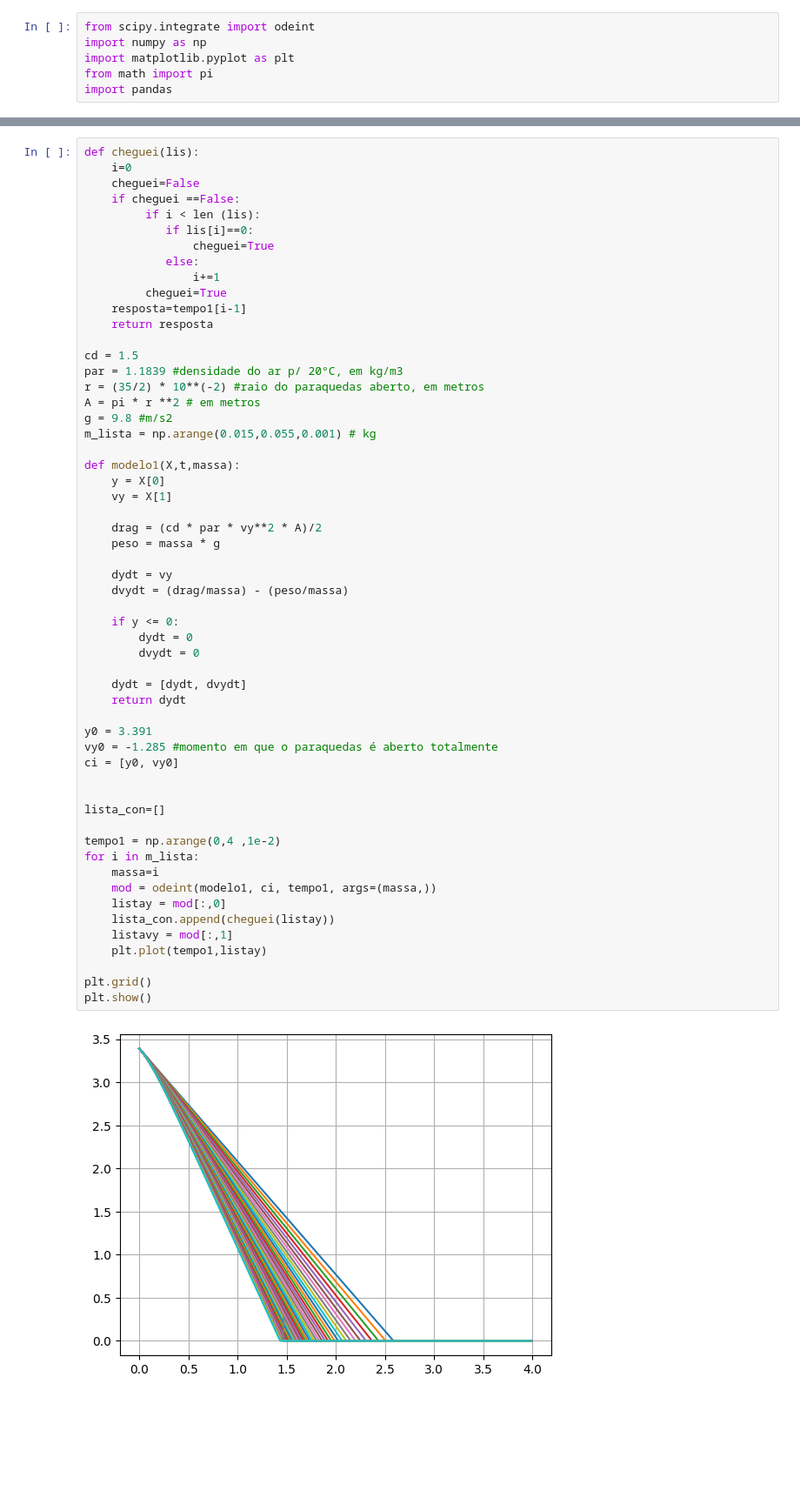
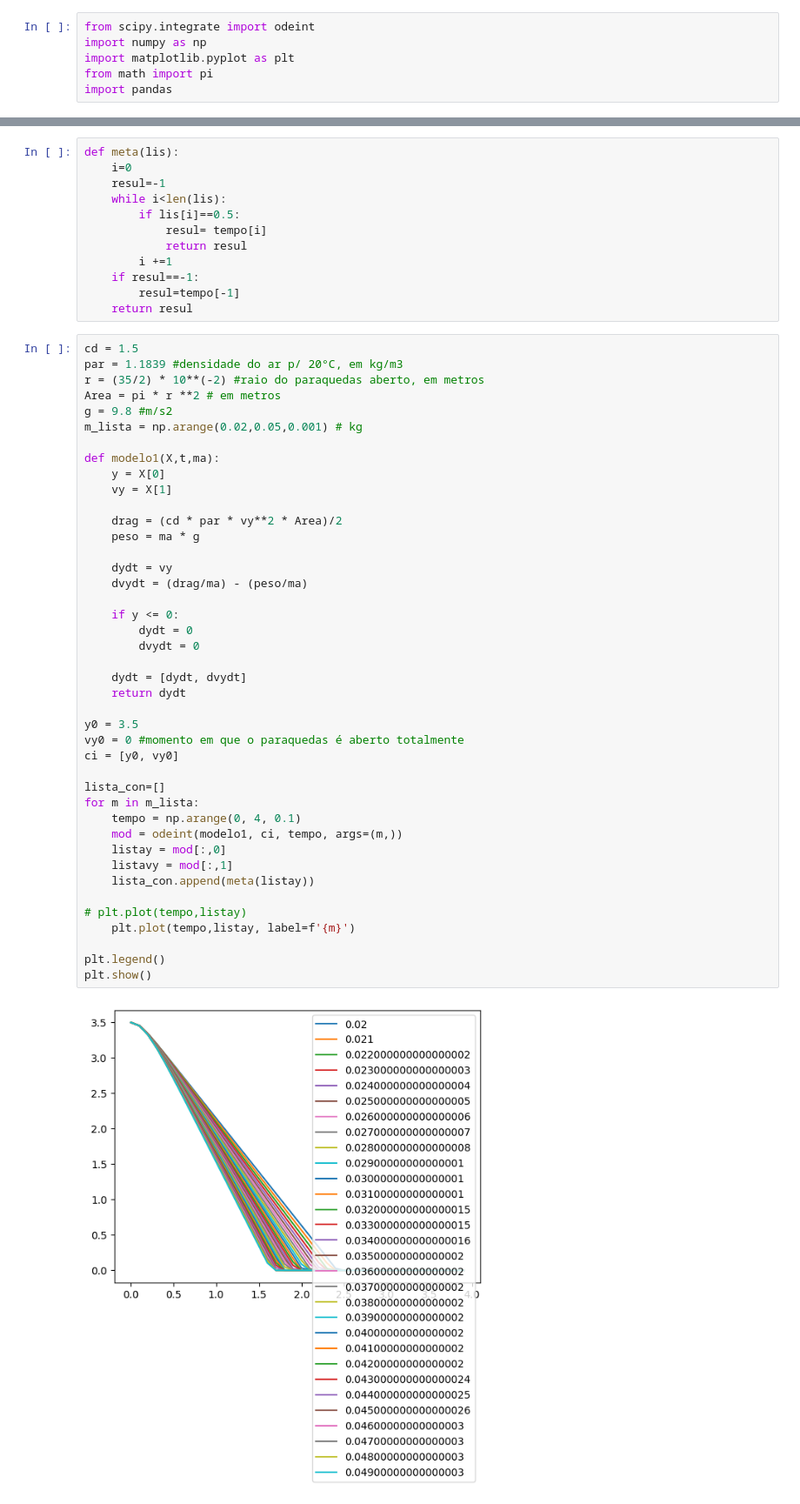
Before and after one commit to YamanduGermano/modsim-projeto3, a Jupyter notebook: lara.ipynb, the cells around one changed output, grey strips where cells are left out. Shown: that part at 87% size. Drawn from its saved outputs; the diff is of its cells as text; blank space fills up the shorter version.

```diff
--- a/lara.ipynb
+++ b/lara.ipynb
@@ -70,62 +70,60 @@ plt.plot(te,ye)
 [figure]
 [<matplotlib.lines.Line2D at 0x...>]
 [figure]
+# %%
+def meta(lis):
+    i=0
+    resul=-1
+    while i<len(lis):
+        if lis[i]==0.5:
+            resul= tempo[i]
+            return resul
+        i +=1
+    if resul==-1:
+        resul=tempo[-1]
+    return resul
 # %%
-def cheguei(lis):
-    i=0
-    cheguei=False
-    if cheguei ==False:
-         if i < len (lis):
-            if lis[i]==0:
-                cheguei=True
-            else:
-                i+=1
-         cheguei=True
-    resposta=tempo1[i-1]
-    return resposta
-
 cd = 1.5
 par = 1.1839 #densidade do ar p/ 20°C, em kg/m3
 r = (35/2) * 10**(-2) #raio do paraquedas aberto, em metros
-A = pi * r **2 # em metros
+Area = pi * r **2 # em metros
 g = 9.8 #m/s2
-m_lista = np.arange(0.015,0.055,0.001) # kg
+m_lista = np.arange(0.02,0.05,0.001) # kg
 
-def modelo1(X,t,massa):
+def modelo1(X,t,ma):
     y = X[0]
     vy = X[1]
 
-    drag = (cd * par * vy**2 * A)/2
-    peso = massa * g
+    drag = (cd * par * vy**2 * Area)/2
+    peso = ma * g
 
     dydt = vy
-    dvydt = (drag/massa) - (peso/massa)
+    dvydt = (drag/ma) - (peso/ma)
 
     if y <= 0:
         dydt = 0
         dvydt = 0
 
     dydt = [dydt, dvydt]
     return dydt
 
-y0 = 3.391
-vy0 = -1.285 #momento em que o paraquedas é aberto totalmente
+y0 = 3.5
+vy0 = 0 #momento em que o paraquedas é aberto totalmente
 ci = [y0, vy0]
 
+lista_con=[]
+for m in m_lista:
+    tempo = np.arange(0, 4, 0.1)
+    mod = odeint(modelo1, ci, tempo, args=(m,))
+    listay = mod[:,0]
+    listavy = mod[:,1]
+    lista_con.append(meta(listay))
 
-lista_con=[]
+# plt.plot(tempo,listay)
+    plt.plot(tempo,listay, label=f'{m}')
 
-tempo1 = np.arange(0,4 ,1e-2)
-for i in m_lista:
-    massa=i
-    mod = odeint(modelo1, ci, tempo1, args=(massa,))
-    listay = mod[:,0]
-    lista_con.append(cheguei(listay))
-    listavy = mod[:,1]
-    plt.plot(tempo1,listay)
-
-plt.grid()
+plt.legend()
 plt.show()
 # %% [output]
-[figure, old version]
+[figure, new version]
 # %%
```
Also changed, not shown: parts of 1 cell of this notebook.
